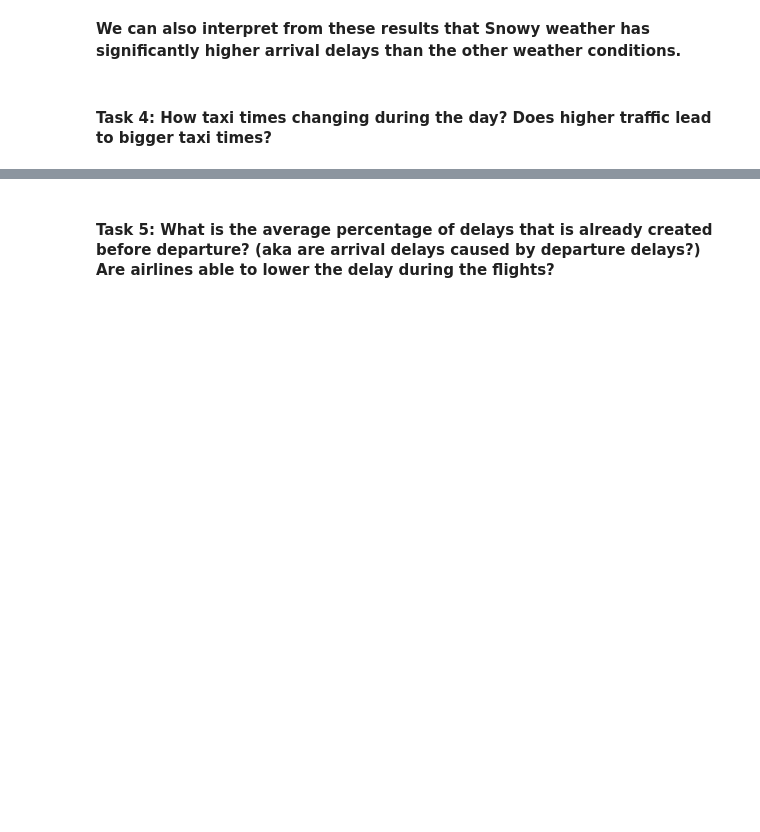
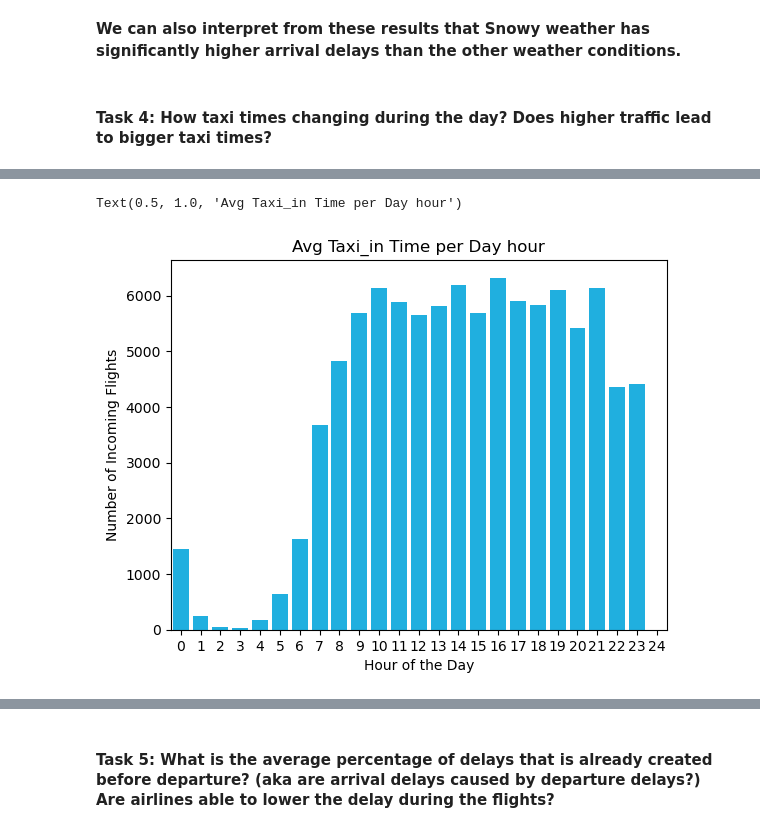
Before and after one commit to hhlim376/Flight_Project, a Jupyter notebook: exploratory_analysisV1.ipynb, the cells around one changed output, grey strips where cells are left out. Drawn from its saved outputs; the diff is of its cells as text; code cells hidden in the pictures; blank space fills up the shorter version.

```diff
--- a/exploratory_analysisV1.ipynb
+++ b/exploratory_analysisV1.ipynb
@@ -410,0 +436,10 @@ For Sunny, Cloudy and Rainy Weather <br/>
+# %%
+ax = sns.barplot(data=df_taxi_in2 , x='arrival_hour', y='flights_in_number', color='deepskyblue')
+
+##Labels and title
+ax.set_xlabel('Hour of the Day')
+ax.set_ylabel('Number of Incoming Flights')
+ax.set_title('Avg Taxi_in Time per Day hour')
+# %% [output]
+Text(0.5, 1.0, 'Avg Taxi_in Time per Day hour')
+[figure, added]
```
Also changed, not shown: parts of 7 cells of this notebook, 1 other file.
